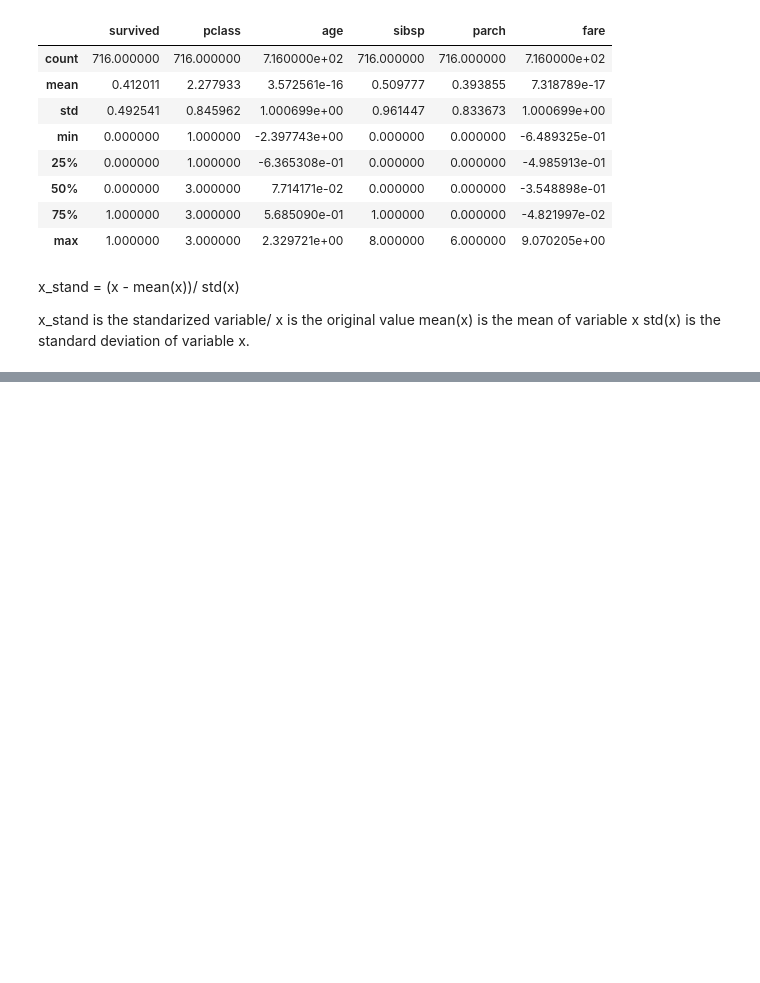
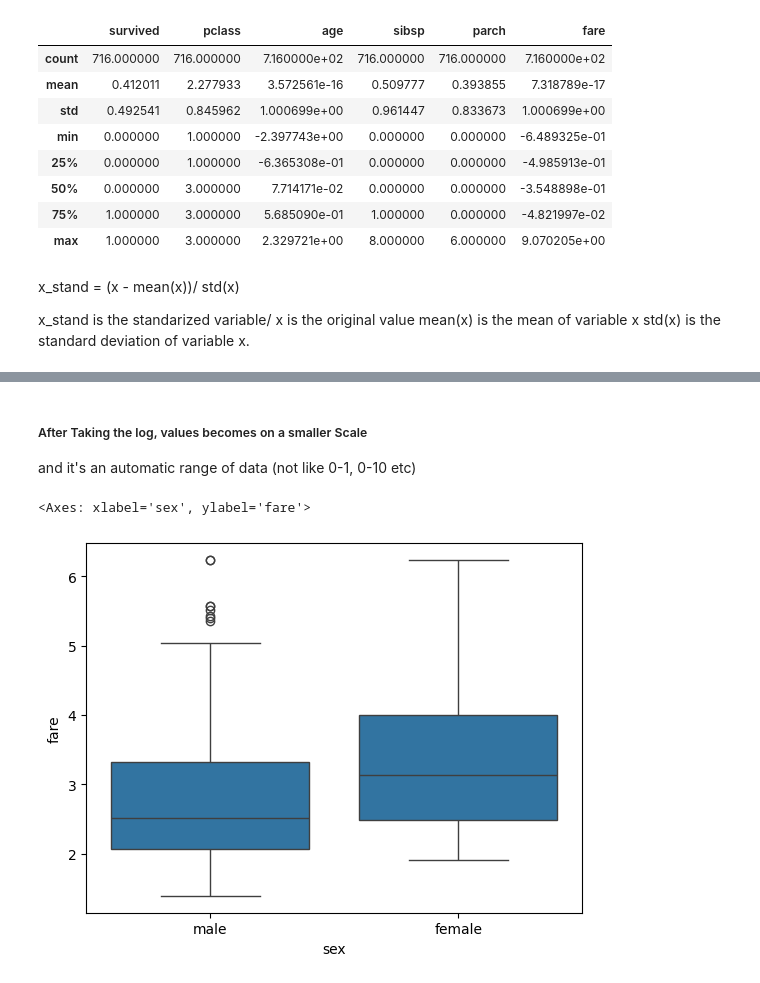
Before and after one commit to maazkhan-dev/learning_python, a Jupyter notebook: day_34/Data_wrangling_01.ipynb, the cells around one changed output, grey strips where cells are left out. Cells and saved outputs as stored; diff of their text form; code cells hidden in the pictures; blank space fills up the shorter version.

Commit message:
day-36, Data_Wrangling_03

```diff
--- a/day_34/Data_wrangling_01.ipynb
+++ b/day_34/Data_wrangling_01.ipynb
@@ -224,0 +271,3 @@ std(x) is the standard deviation of variable x.
+# %%
+boat = sns.load_dataset('titanic')
+boat.info()
@@ -224,0 +301,9 @@ std(x) is the standard deviation of variable x.
+# %%
+import numpy as np
+
+boat['age'] = boat ['age'].fillna(boat['age'].median())
+boat['fare'] = boat ['fare'].fillna(boat['fare'].median())
+
+# Log Transform
+boat['age'] = np.log(boat['age'])
+boat['fare'] = np.log(boat['fare'])
@@ -224,0 +319,8 @@ std(x) is the standard deviation of variable x.
+# %% [markdown]
+##### After Taking the log, values becomes on a smaller Scale
+and it's an automatic range of data (not like 0-1, 0-10 etc)
+# %%
+sns.boxplot( data= boat, x='sex', y='fare')
+# %% [output]
+<Axes: xlabel='sex', ylabel='fare'>
+[figure, added]
```
Also changed, not shown: parts of 20 cells of this notebook, 1 other file.
